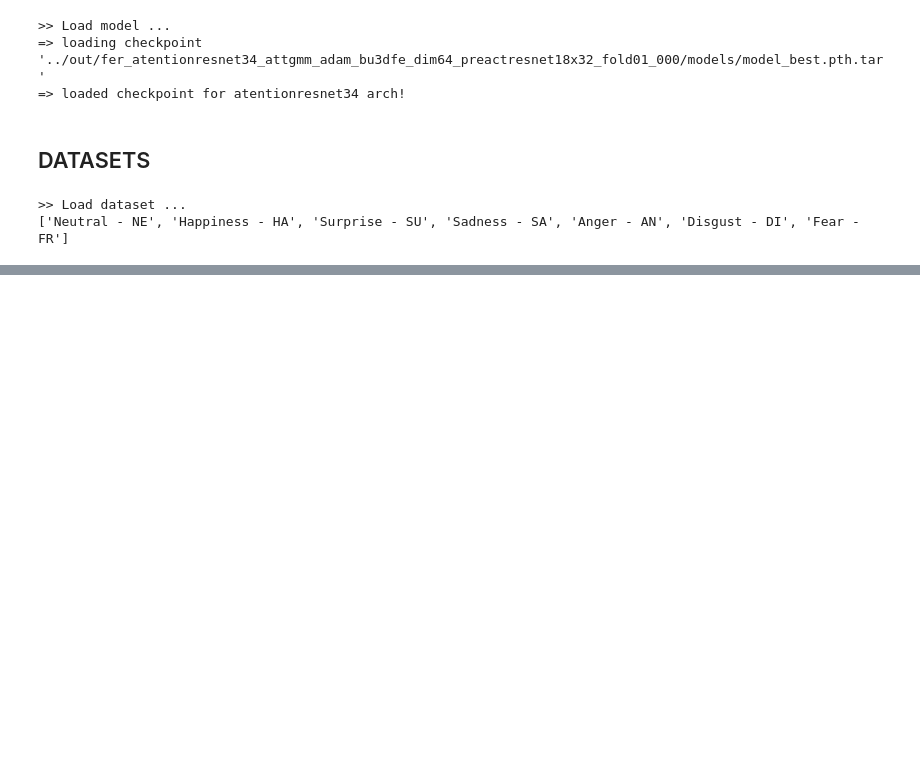
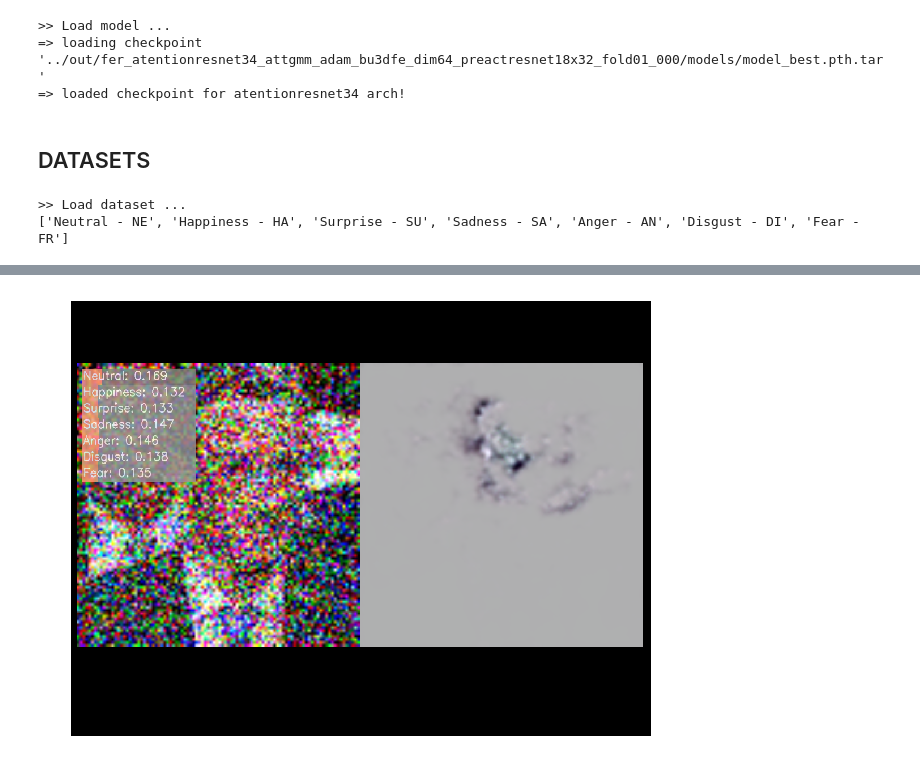
Before and after one commit to pedrodiamel/ferattention, a Jupyter notebook: books/track.ipynb, the cells around one changed output, grey strips where cells are left out. Drawn from its saved outputs; the diff is of its cells as text; code cells hidden in the pictures; blank space fills up the shorter version.

```diff
--- a/books/track.ipynb
+++ b/books/track.ipynb
@@ -439 +454,8 @@ True
 DONE!!!
+# %%
+plt.figure( figsize=(16,8) )
+plt.imshow( layer )
+plt.axis('off')
+plt.show()
+# %% [output]
+[figure, added]
```
Also changed, not shown: parts of 3 cells of this notebook, 5 other files.
